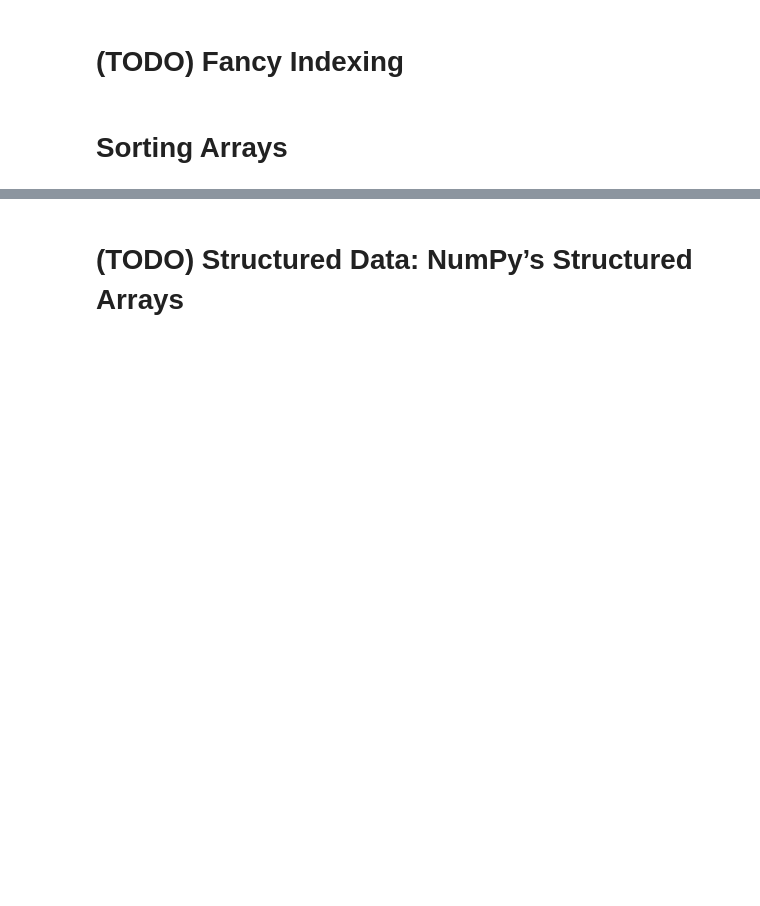
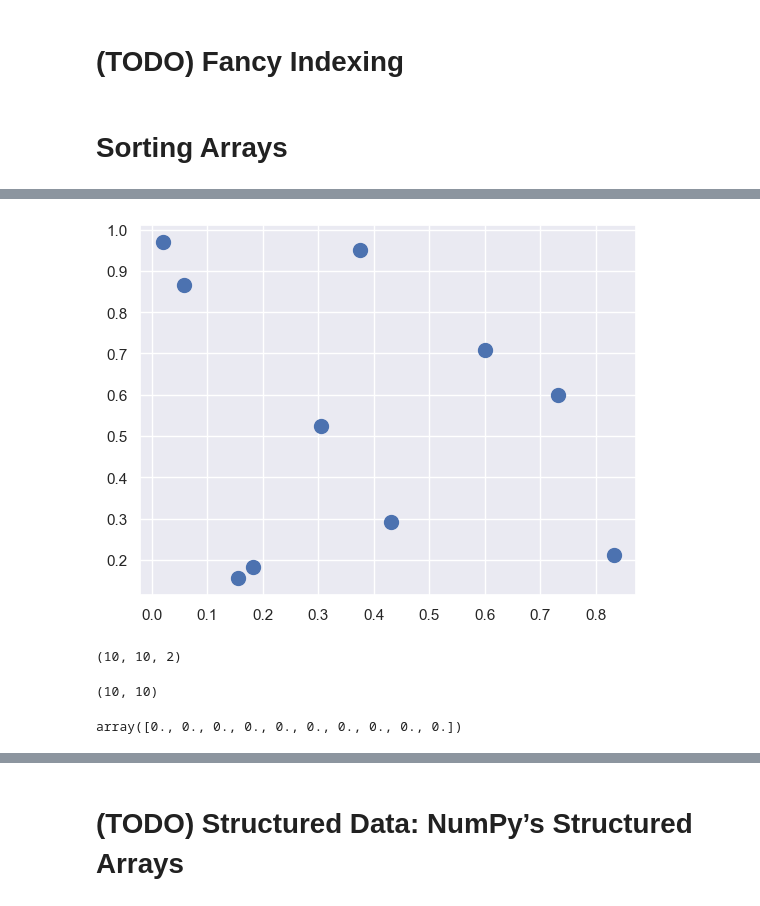
Before and after one commit to ndharmateja/python-data-science-handbook, a Jupyter notebook: 2-numpy.ipynb, the cells around one changed output, grey strips where cells are left out. Drawn from its saved outputs; the diff is of its cells as text; code cells hidden in the pictures; blank space fills up the shorter version.

```diff
--- a/2-numpy.ipynb
+++ b/2-numpy.ipynb
@@ -1456,0 +1562,6 @@ Number of days in summer where rain didn't occur: 75
+# %%
+rand = np.random.RandomState(42)
+N = 10
+K = 2
+X = rand.rand(N, 2)
+X
@@ -1456,0 +1579,24 @@ Number of days in summer where rain didn't occur: 75
+# %%
+%matplotlib inline
+import matplotlib.pyplot as plt
+import seaborn; seaborn.set() # Plot styling
+
+plt.scatter(X[:, 0], X[:, 1], s=100);
+# %% [output]
+[figure, added]
+# %%
+Xa = X[:, np.newaxis, :]
+Xb = X[np.newaxis, :, :]
+
+differences = Xa - Xb
+sq_differences = differences ** 2
+display(sq_differences.shape)
+
+sq_distances = sq_differences.sum(axis=-1)
+display(sq_distances.shape)
+
+display(sq_distances.diagonal())
+# %% [output]
+(10, 10, 2)
+(10, 10)
+array([0., 0., 0., 0., 0., 0., 0., 0., 0., 0.])
```
Also changed, not shown: parts of 22 cells of this notebook.
